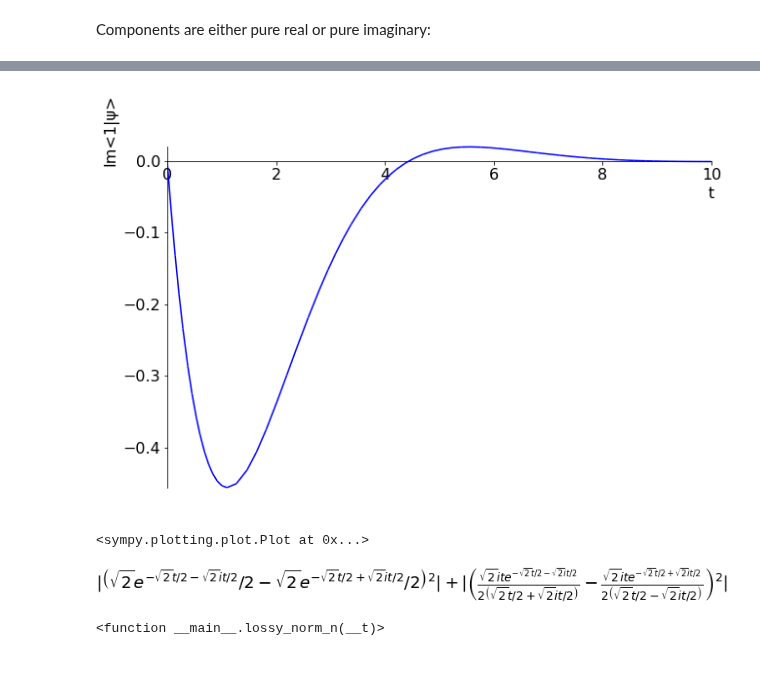
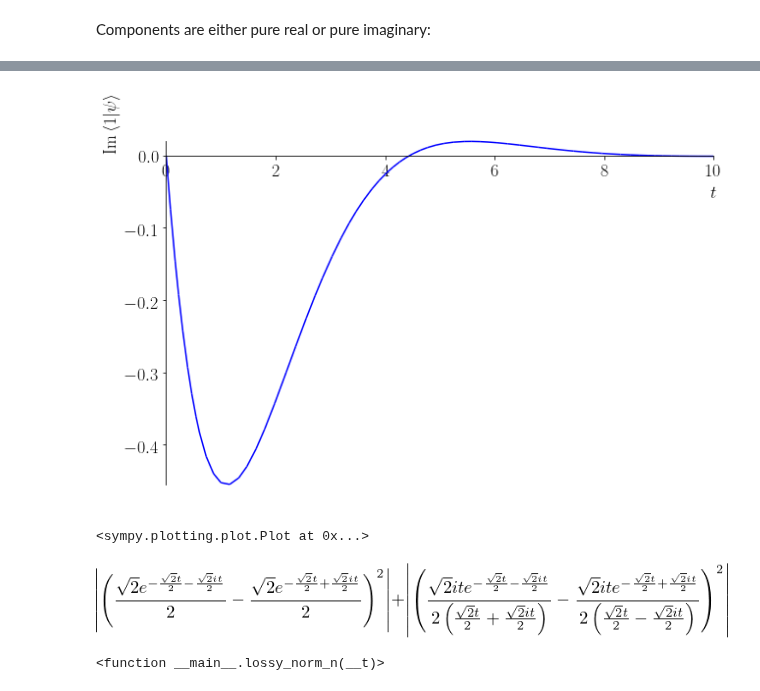
Before and after one commit to gderosa/timeq, a Jupyter notebook: comp/jupyter/detect.ipynb, the cells around one changed output, grey strips where cells are left out. Drawn from its saved outputs; the diff is of its cells as text; code cells hidden in the pictures.

```diff
--- a/comp/jupyter/detect.ipynb
+++ b/comp/jupyter/detect.ipynb
@@ -15,9 +15,9 @@ import numpy as np
 import matplotlib
 import matplotlib.pyplot as plt
 
-matplotlib.rcParams['text.usetex'] = False
+matplotlib.rcParams['text.usetex'] = True
 matplotlib.rcParams['figure.figsize'] = (10,10/sqrt(2))
-matplotlib.rcParams['font.size'] = 16
+matplotlib.rcParams['font.size'] = 18
 
 # https://matplotlib.org/gallery/mplot3d/lines3d.html?highlight=parametric
 # This import registers the 3D projection, but is otherwise unused.
@@ -93,8 +94,9 @@ plot(re(non_unitary_psi(t)[0]), (t, 0, 10), line_color='r', ylabel=u'Re<0|\u03C8
 <sympy.plotting.plot.Plot at 0x...>
 # %%
-plot(im(non_unitary_psi(t)[1]), (t, 0, 10), line_color='b', ylabel=u'Im<1|\u03C8>')
+plot(im(non_unitary_psi(t)[1]), (t, 0, 10),
+     line_color='b', xlabel=r'$t$', ylabel=r'$\mathrm{Im}\left\langle 1 | \psi \right\rangle $')
 # %% [output]
-[figure, old version]
+[figure, new version]
 <sympy.plotting.plot.Plot at 0x...>
 # %%
 # verify that our manual simplification is correct
@@ -106,7 +108,7 @@ def lossy_norm(_t):
 # %%
 lossy_norm(t)
 # %% [output]
-[figure, old version]
+[figure, new version]
 # %%
 non_unitary_psi_n = lambdify(t, non_unitary_psi(t), "numpy")
 # %%
```
Also changed, not shown: parts of 44 cells of this notebook, 3 other files.
